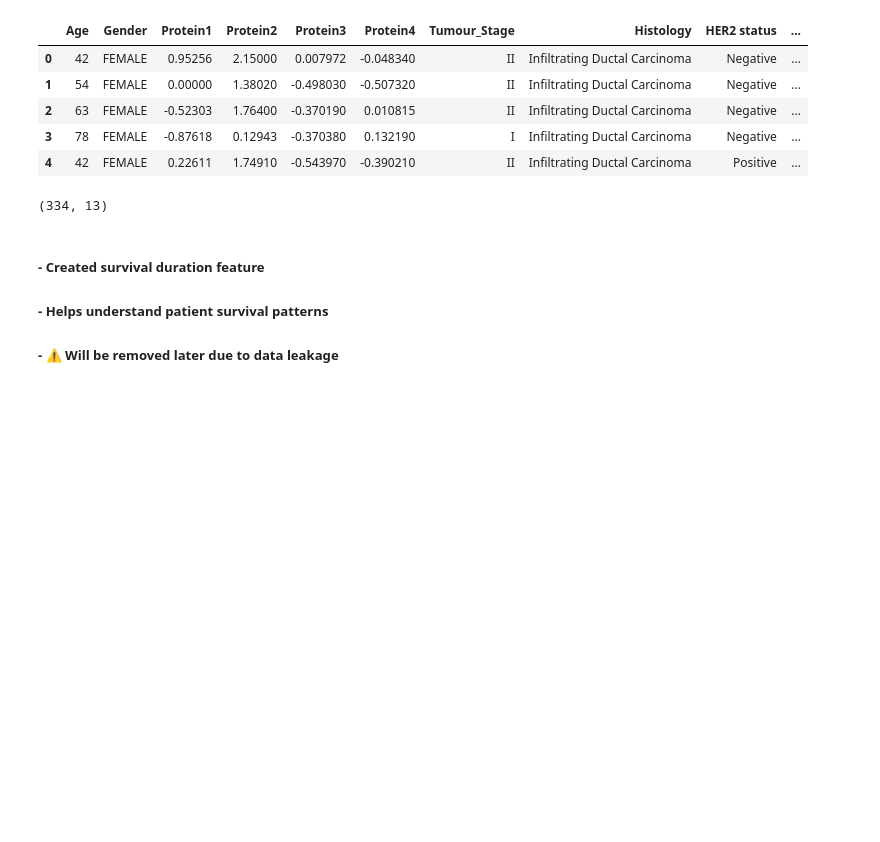
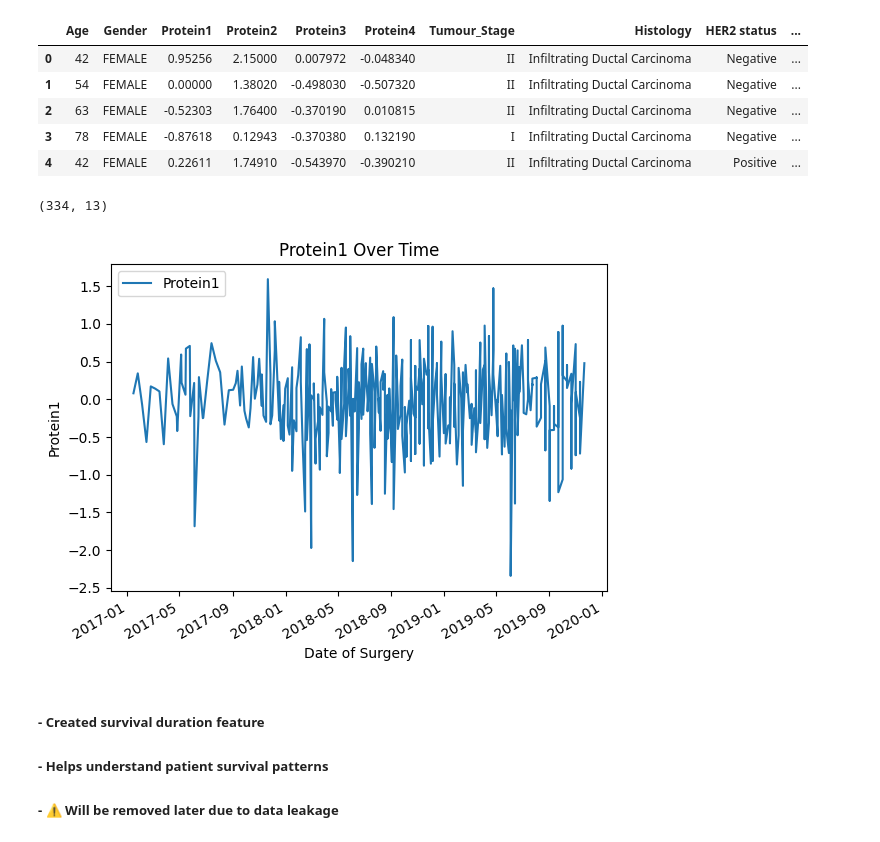
Before and after one commit to Priyanshi-Vishwakarma22/Breast_Cancer_Detection, a Jupyter notebook: notebook/Breast_cancer_EDA.ipynb, the cells around one changed output. Cells and saved outputs as stored; diff of their text form; code cells hidden in the pictures; blank space fills up the shorter version.

```diff
--- a/notebook/Breast_cancer_EDA.ipynb
+++ b/notebook/Breast_cancer_EDA.ipynb
@@ -190,6 +194,15 @@ df.shape
 # Convert Date
 df['Date_of_Surgery'] = pd.to_datetime(df['Date_of_Surgery'], errors='coerce')
 df['Date_of_Last_Visit'] = pd.to_datetime(df['Date_of_Last_Visit'], errors='coerce')
+# %%
+df = df.sort_values('Date_of_Surgery')
+df.plot(x='Date_of_Surgery' , y='Protein1')
+plt.xlabel('Date of Surgery')
+plt.ylabel('Protein1')
+plt.title('Protein1 Over Time')
+plt.show()
+# %% [output]
+[figure, added]
 # %%
 # Feature engineering
 df['Survived_Days'] = (df['Date_of_Last_Visit'] - df['Date_of_Surgery']).dt.days
```
Also changed, not shown: parts of 7 cells of this notebook, 3 other files.
